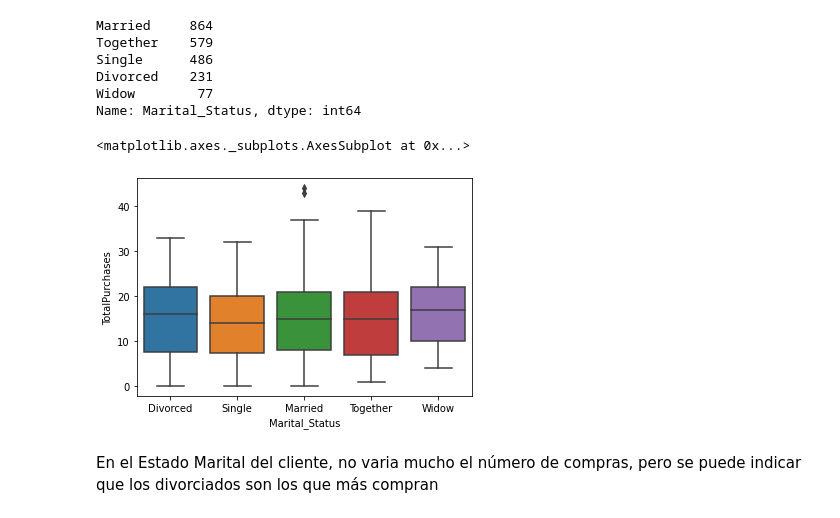
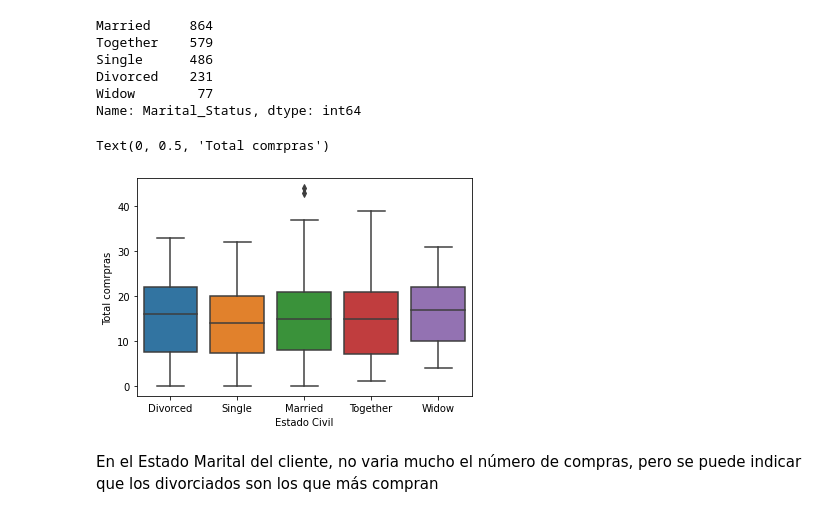
Before and after one commit to GabyLeon10100/MujeresDigitales, a Jupyter notebook: ProyectoFinal.ipynb, the cells around one changed output. Saved outputs shown, nothing was run; the diff lists cells and outputs as text; code cells hidden in the pictures.

```diff
--- a/ProyectoFinal.ipynb
+++ b/ProyectoFinal.ipynb
@@ -459,9 +461,11 @@ Widow        77
 Name: Marital_Status, dtype: int64
 # %%
 sns.boxplot(x='Marital_Status', y='TotalPurchases', data=data)
+plt.xlabel("Estado Civil")
+plt.ylabel("Total comrpras")
 # %% [output]
-<matplotlib.axes._subplots.AxesSubplot at 0x...>
+Text(0, 0.5, 'Total comrpras')
-[figure, old version]
+[figure, new version]
 # %% [markdown]
 En el Estado Marital del cliente, no varia mucho el número de compras, pero se puede indicar que los divorciados son los que más compran
 # %% [markdown]
```
Also changed, not shown: parts of 5 cells of this notebook.
